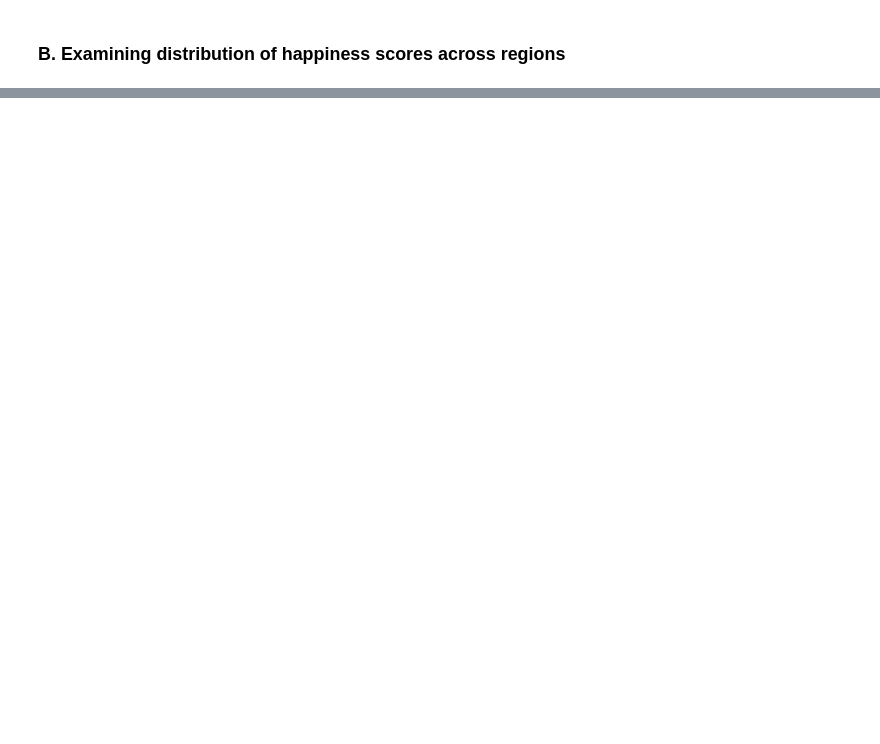
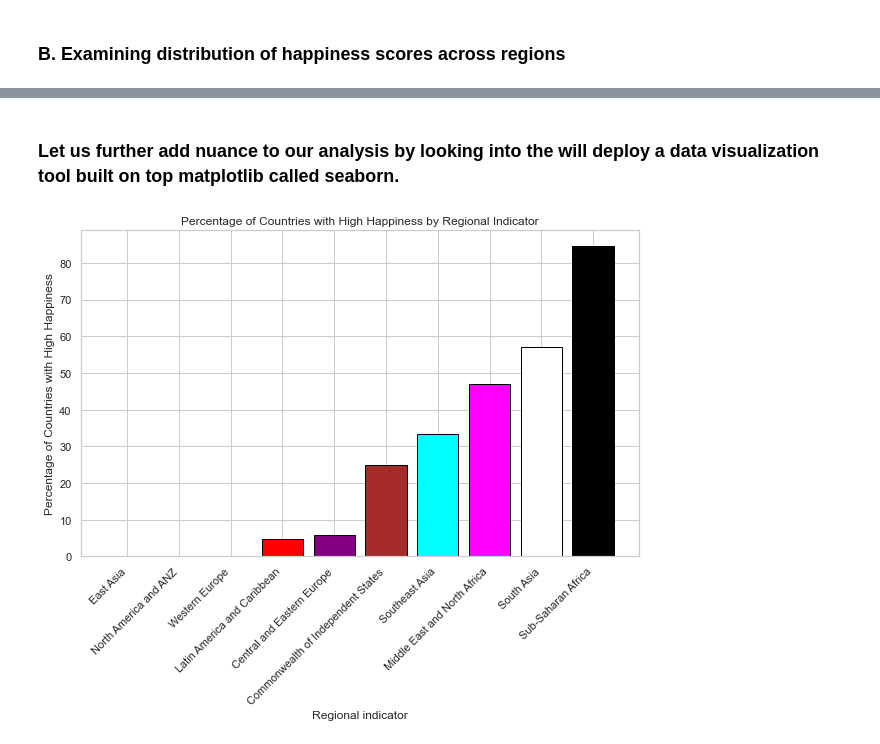
Before and after one commit to anikaarevalo/Happiness_and_world_economy_2021, a Jupyter notebook: Happiness_and_GDP_2021.ipynb, the cells around one changed output, grey strips where cells are left out. Drawn from its saved outputs; the diff is of its cells as text; code cells hidden in the pictures; blank space fills up the shorter version.

```diff
--- a/Happiness_and_GDP_2021.ipynb
+++ b/Happiness_and_GDP_2021.ipynb
@@ -469,0 +442,27 @@ plt.show()
+# %% [markdown]
+### Let us further add nuance to our analysis by looking into the will deploy a data visualization tool built on top matplotlib called seaborn.
+# %%
+import pandas as pd
+import matplotlib.pyplot as plt
+
+# Defining the threshold for high happiness score
+high_happiness_threshold = 5  # Adjust as needed
+
+# Calculating the percentage of countries with high happiness in each region
+regional_percentage_high_happiness = new_happiness_2021.groupby('Regional indicator')['Happiness ranking'] \
+    .apply(lambda x: (x < high_happiness_threshold).mean() * 100) \
+    .sort_values()
+
+# Defining colors for each region
+colors = ['blue', 'green', 'orange', 'red', 'purple', 'brown', 'cyan', 'magenta', 'white', 'black']
+
+# Creating a bar plot
+plt.figure(figsize=(10, 6))
+plt.bar(regional_percentage_high_happiness.index, regional_percentage_high_happiness, color=colors, edgecolor='black')
+plt.xticks(rotation=45, ha='right')  # Rotate x-axis labels for better readability
+plt.xlabel('Regional indicator')
+plt.ylabel('Percentage of Countries with High Happiness')
+plt.title('Percentage of Countries with High Happiness by Regional Indicator')
+plt.show()
+# %% [output]
+[figure, added]
```
Also changed, not shown: parts of 22 cells of this notebook.
